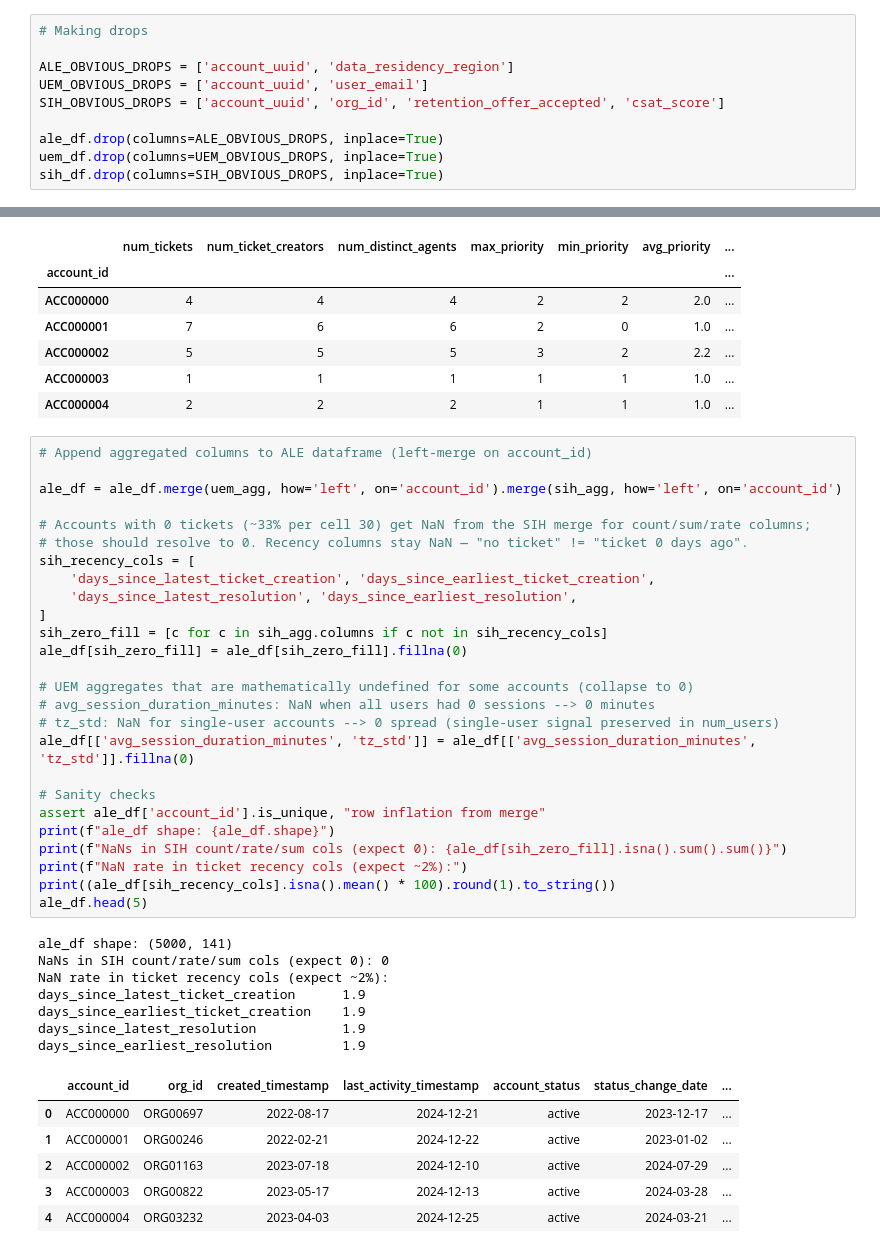
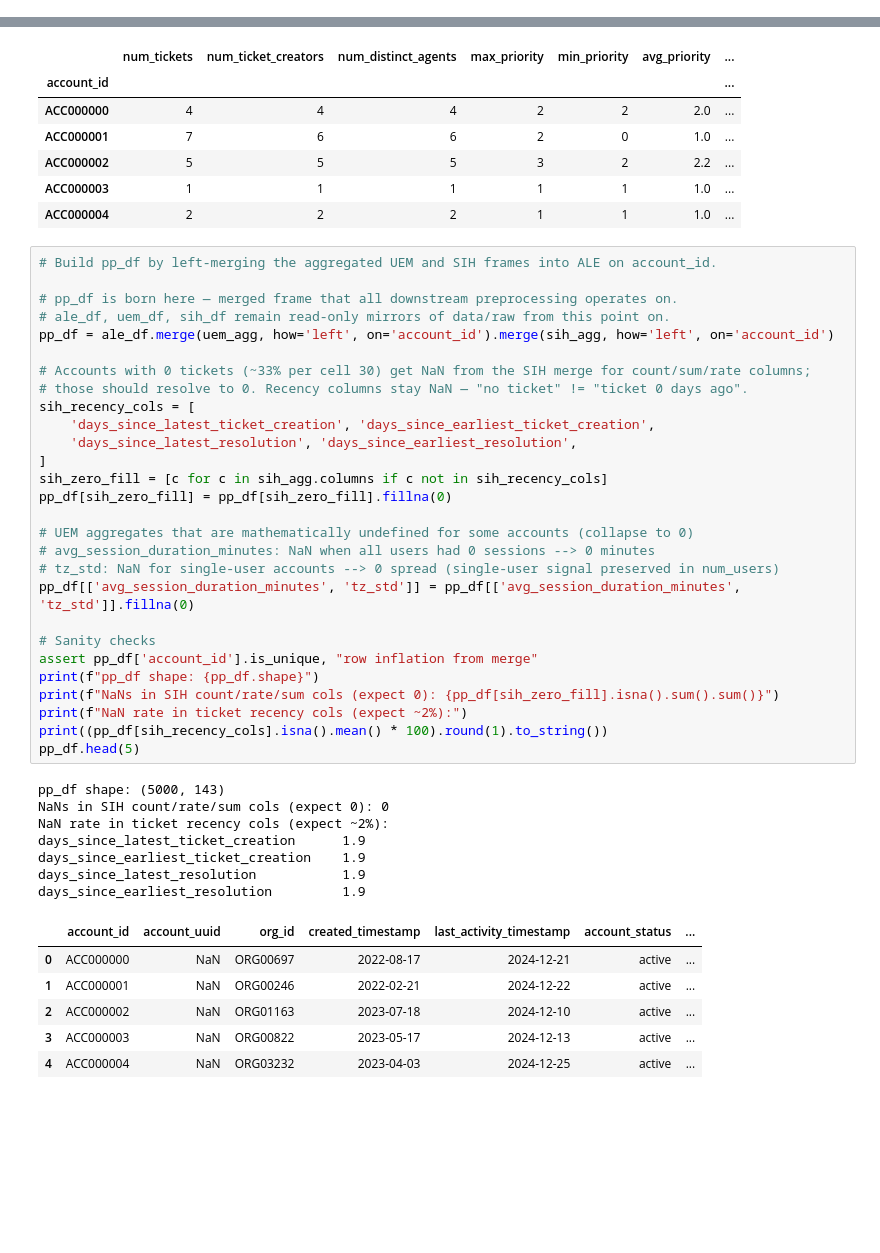
Before and after one commit to vidyut-veedgav/chainguard-analytics, a Jupyter notebook: notebooks/eda.ipynb, the cells around one changed output, grey strips where cells are left out. Drawn from its saved outputs; the diff is of its cells as text; blank space fills up the shorter version.

Commit message:
restructured eda notebook to include preprocessing drops and feature drops
Signed-off-by: Vidyut Veedgav <vidyut.veedgav@gmail.com>

```diff
--- a/notebooks/eda.ipynb
+++ b/notebooks/eda.ipynb
@@ -360,13 +360,3 @@ Rows with non-null account_uuid:              1071
   EU only (created before 2023):              0  (0.0%)
   created >= 2023 only (non-EU):              0  (0.0%)
   neither condition (unexpected):             0  (0.0%)
-# %%
-# Making drops
-
-ALE_OBVIOUS_DROPS = ['account_uuid', 'data_residency_region']
-UEM_OBVIOUS_DROPS = ['account_uuid', 'user_email']
-SIH_OBVIOUS_DROPS = ['account_uuid', 'org_id', 'retention_offer_accepted', 'csat_score']
-
-ale_df.drop(columns=ALE_OBVIOUS_DROPS, inplace=True)
-uem_df.drop(columns=UEM_OBVIOUS_DROPS, inplace=True)
-sih_df.drop(columns=SIH_OBVIOUS_DROPS, inplace=True)
@@ -1116,45 +1118,47 @@ LEAKY_SIH_FIELDS (8): ['total_cancellation_requested', 'rate_cancellation_reques
 | ACC000003 | 1 | 1 | 1 | 1 | 1 | 1.0 | ... |
 | ACC000004 | 2 | 2 | 2 | 1 | 1 | 1.0 | ... |
 # %%
-# Append aggregated columns to ALE dataframe (left-merge on account_id)
+# Build pp_df by left-merging the aggregated UEM and SIH frames into ALE on account_id.
 
-ale_df = ale_df.merge(uem_agg, how='left', on='account_id').merge(sih_agg, how='left', on='account_id')
+# pp_df is born here — merged frame that all downstream preprocessing operates on.
+# ale_df, uem_df, sih_df remain read-only mirrors of data/raw from this point on.
+pp_df = ale_df.merge(uem_agg, how='left', on='account_id').merge(sih_agg, how='left', on='account_id')
 
 # Accounts with 0 tickets (~33% per cell 30) get NaN from the SIH merge for count/sum/rate columns;
 # those should resolve to 0. Recency columns stay NaN — "no ticket" != "ticket 0 days ago".
 sih_recency_cols = [
     'days_since_latest_ticket_creation', 'days_since_earliest_ticket_creation',
     'days_since_latest_resolution', 'days_since_earliest_resolution',
 ]
 sih_zero_fill = [c for c in sih_agg.columns if c not in sih_recency_cols]
-ale_df[sih_zero_fill] = ale_df[sih_zero_fill].fillna(0)
+pp_df[sih_zero_fill] = pp_df[sih_zero_fill].fillna(0)
 
 # UEM aggregates that are mathematically undefined for some accounts (collapse to 0)
 # avg_session_duration_minutes: NaN when all users had 0 sessions --> 0 minutes
 # tz_std: NaN for single-user accounts --> 0 spread (single-user signal preserved in num_users)
-ale_df[['avg_session_duration_minutes', 'tz_std']] = ale_df[['avg_session_duration_minutes', 'tz_std']].fillna(0)
+pp_df[['avg_session_duration_minutes', 'tz_std']] = pp_df[['avg_session_duration_minutes', 'tz_std']].fillna(0)
 
 # Sanity checks
-assert ale_df['account_id'].is_unique, "row inflation from merge"
-print(f"ale_df shape: {ale_df.shape}")
-print(f"NaNs in SIH count/rate/sum cols (expect 0): {ale_df[sih_zero_fill].isna().sum().sum()}")
+assert pp_df['account_id'].is_unique, "row inflation from merge"
+print(f"pp_df shape: {pp_df.shape}")
+print(f"NaNs in SIH count/rate/sum cols (expect 0): {pp_df[sih_zero_fill].isna().sum().sum()}")
 print(f"NaN rate in ticket recency cols (expect ~2%):")
-print((ale_df[sih_recency_cols].isna().mean() * 100).round(1).to_string())
-ale_df.head(5)
+print((pp_df[sih_recency_cols].isna().mean() * 100).round(1).to_string())
+pp_df.head(5)
 # %% [output]
-ale_df shape: (5000, 141)
+pp_df shape: (5000, 143)
 NaNs in SIH count/rate/sum cols (expect 0): 0
 NaN rate in ticket recency cols (expect ~2%):
 days_since_latest_ticket_creation      1.9
 days_since_earliest_ticket_creation    1.9
 days_since_latest_resolution           1.9
 days_since_earliest_resolution         1.9
-|  | account_id | org_id | created_timestamp | last_activity_timestamp | account_status | status_change_date | ... |
-| 0 | ACC000000 | ORG00697 | 2022-08-17 | 2024-12-21 | active | 2023-12-17 | ... |
-| 1 | ACC000001 | ORG00246 | 2022-02-21 | 2024-12-22 | active | 2023-01-02 | ... |
-| 2 | ACC000002 | ORG01163 | 2023-07-18 | 2024-12-10 | active | 2024-07-29 | ... |
-| 3 | ACC000003 | ORG00822 | 2023-05-17 | 2024-12-13 | active | 2024-03-28 | ... |
-| 4 | ACC000004 | ORG03232 | 2023-04-03 | 2024-12-25 | active | 2024-03-21 | ... |
+|  | account_id | account_uuid | org_id | created_timestamp | last_activity_timestamp | account_status | ... |
+| 0 | ACC000000 | NaN | ORG00697 | 2022-08-17 | 2024-12-21 | active | ... |
+| 1 | ACC000001 | NaN | ORG00246 | 2022-02-21 | 2024-12-22 | active | ... |
+| 2 | ACC000002 | NaN | ORG01163 | 2023-07-18 | 2024-12-10 | active | ... |
+| 3 | ACC000003 | NaN | ORG00822 | 2023-05-17 | 2024-12-13 | active | ... |
+| 4 | ACC000004 | NaN | ORG03232 | 2023-04-03 | 2024-12-25 | active | ... |
 # %%
 # Final ALE preprocessing — drops, encodings, target binarization
 
```
Also changed, not shown: parts of 17 cells of this notebook, 3 other files.
